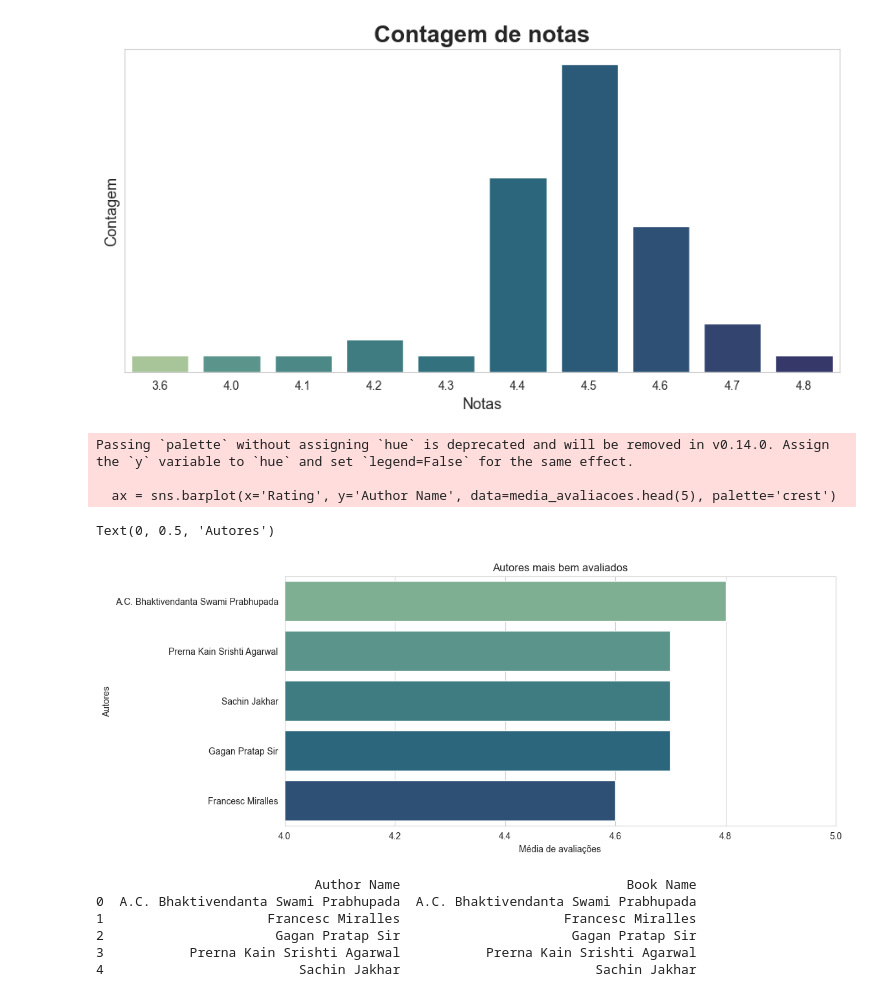
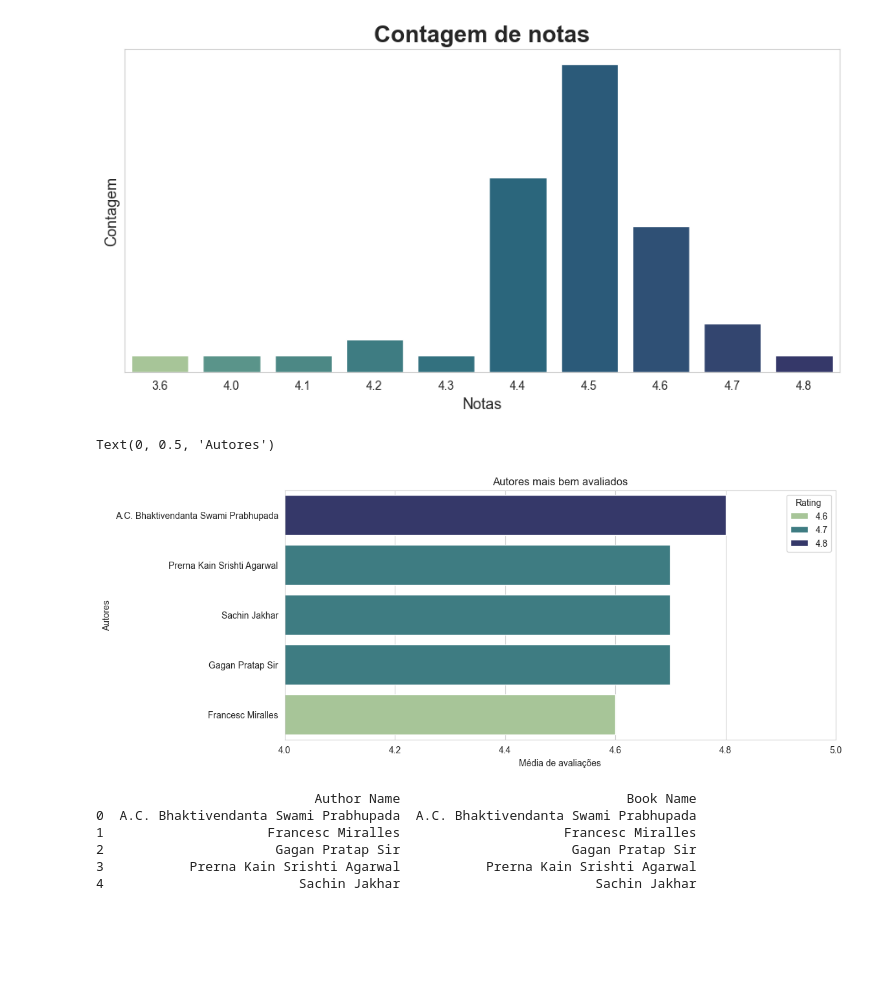
Before and after one commit to kellymartina/analise-amazon-bestselling-books, a Jupyter notebook: amazon-bestselling-books.ipynb, the cells around one changed output. Saved outputs shown, nothing was run; the diff lists cells and outputs as text; code cells hidden in the pictures; blank space fills up the shorter version.

```diff
--- a/amazon-bestselling-books.ipynb
+++ b/amazon-bestselling-books.ipynb
@@ -69,23 +69,20 @@ ax.legend_.remove()
 # %%
 # Quais autores têm os livros mais bem avaliados?
 
 # Média das avaliações por autor
 media_avaliacoes = data.groupby('Author Name')['Rating'].mean().sort_values(ascending=False).reset_index()
 
 # Grafico de barras
 
 plt.figure(figsize=(11, 5))
-ax = sns.barplot(x='Rating', y='Author Name', data=media_avaliacoes.head(5), palette='crest')
+ax = sns.barplot(x='Rating', y='Author Name', data=media_avaliacoes.head(5), palette='crest', hue='Rating')
 ax.set_xlim(4, 5)
 ax.set_title('Autores mais bem avaliados')
 ax.set_xlabel('Média de avaliações')
 ax.set_ylabel('Autores')
 # %% [output]
-Passing `palette` without assigning `hue` is deprecated and will be removed in v0.14.0. Assign the `y` variable to `hue` and set `legend=False` for the same effect.
-
-  ax = sns.barplot(x='Rating', y='Author Name', data=media_avaliacoes.head(5), palette='crest')
+Text(0, 0.5, 'Autores')
-Text(0, 0.5, 'Autores')
-[figure, old version]
+[figure, new version]
 # %%
 # Nomes dos livros mais bem avaliados desses autores
 
```
